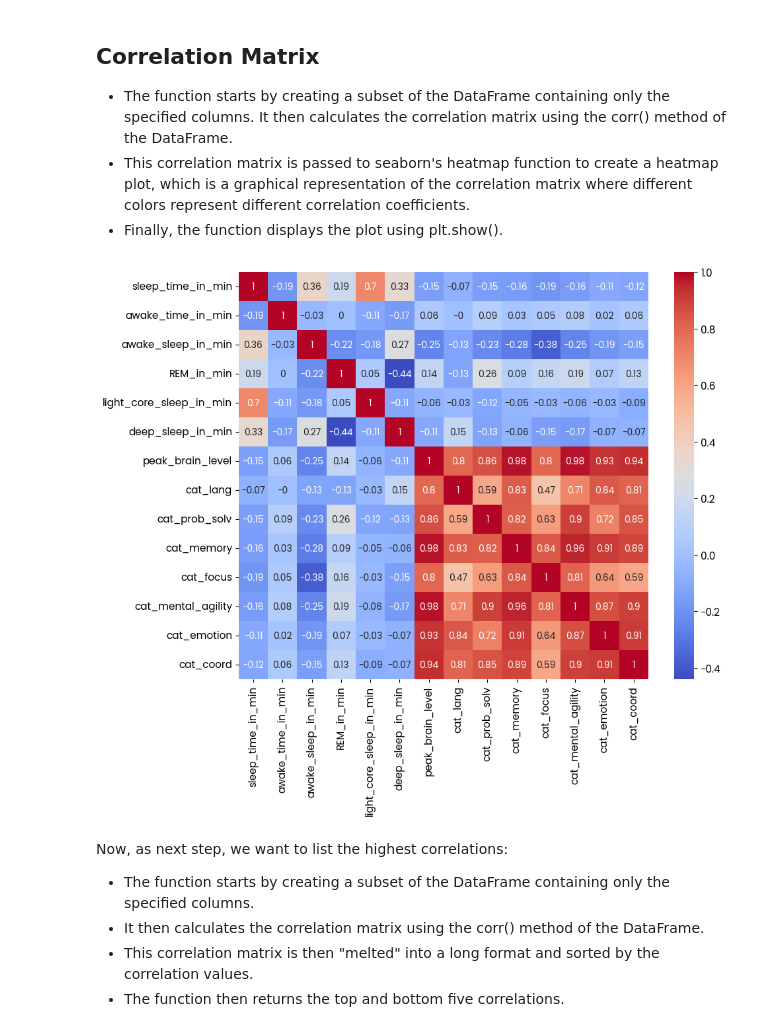
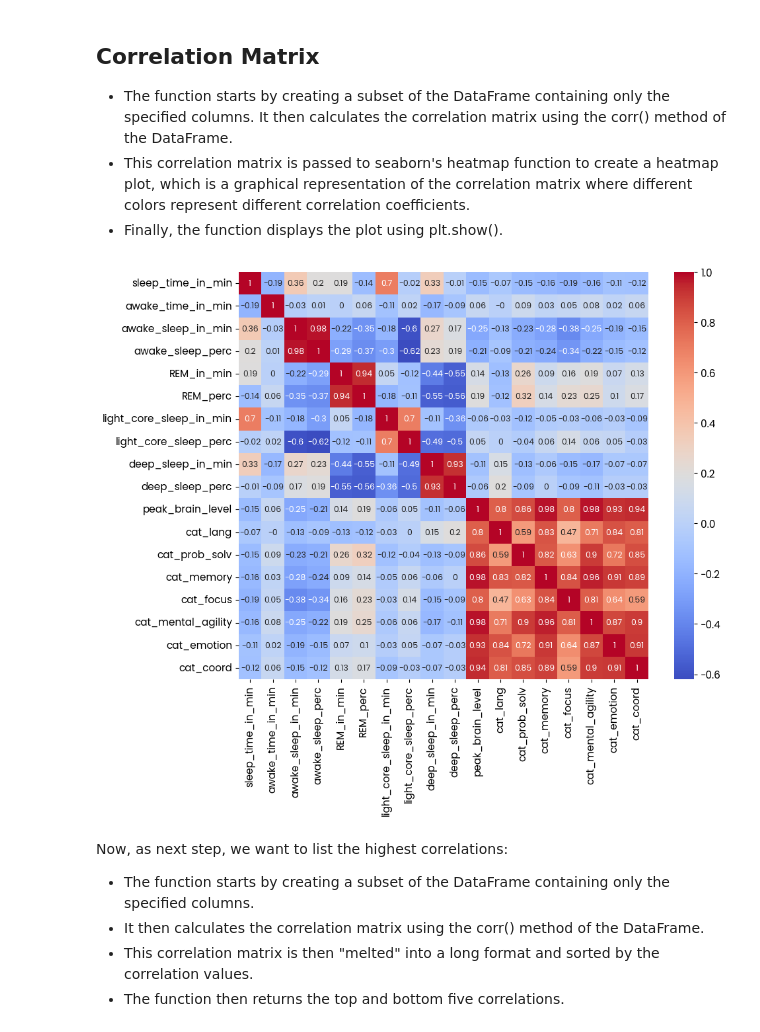
Before and after one commit to WGaitanidis/Grp5_Data_Analysis_Visualisation, a Jupyter notebook: Grp5_Data_Analysis_Sleep_Cognitive_Abilities.ipynb, the cells around one changed output. Saved outputs shown, nothing was run; the diff lists cells and outputs as text; code cells hidden in the pictures.

```diff
--- a/Grp5_Data_Analysis_Sleep_Cognitive_Abilities.ipynb
+++ b/Grp5_Data_Analysis_Sleep_Cognitive_Abilities.ipynb
@@ -179,0 +84,13 @@ plt.rcParams['axes.prop_cycle'] = plt.cycler(color=colors)
+# %%
+# List of variables that are in percentage format
+variables_perc = ['awake_sleep_perc', 'REM_perc', 'light_core_sleep_perc', 'deep_sleep_perc']
+
+# List of dataframes
+dfs = [df_ori_U1, df_ori_U2, df_ori_U3]
+
+# Iterate over the dataframes
+for df in dfs:
+    # Iterate over the percentage variables
+    for var in variables_perc:
+        # Remove the '%' character, convert the string to float, and divide by 100
+        df[var] = df[var].str.rstrip('%').astype('float') / 100
@@ -179,0 +101,17 @@ plt.rcParams['axes.prop_cycle'] = plt.cycler(color=colors)
+# %%
+# List of variables to calculate growth rates for
+variables_growth = ['peak_brain_level', 'cat_lang', 'cat_prob_solv', 'cat_memory', 'cat_focus',
+             'cat_mental_agility', 'cat_emotion', 'cat_coord']
+
+# List of dataframes
+dfs = [df_ori_U1, df_ori_U2, df_ori_U3]
+
+# Iterate over the dataframes
+for i, df in enumerate(dfs):
+    # Iterate over the variables
+    for var in variables_growth:
+        # Calculate the growth rate and add it as a new column
+        df[f'{var}_growth'] = df[var].pct_change()
+
+    # Update the dataframe in the list
+    dfs[i] = df
@@ -551,37 +552,45 @@ plot_sleep_time(df)
 # Importing necessary library
 import seaborn as sns
 
 def plot_corr_matrix(df):
     """
     This function creates a correlation matrix for a set of variables in the DataFrame.
     """
 
     # Selecting the required columns
-    selected_columns = ['sleep_time_in_min', 'awake_time_in_min', 'awake_sleep_in_min', 'REM_in_min',
-                        'light_core_sleep_in_min', 'deep_sleep_in_min', 'peak_brain_level', 'cat_lang',
+    selected_columns = ['sleep_time_in_min', 'awake_time_in_min', 'awake_sleep_in_min', 'awake_sleep_perc', 'REM_in_min', 'REM_perc',
+                        'light_core_sleep_in_min', 'light_core_sleep_perc', 'deep_sleep_in_min', 'deep_sleep_perc', 'peak_brain_level', 'cat_lang',
                         'cat_prob_solv', 'cat_memory', 'cat_focus', 'cat_mental_agility', 'cat_emotion', 'cat_coord']
 
     df_selected = df[selected_columns]
 
     # Calculating the correlation matrix
     corr_matrix = df_selected.corr()
 
     # Creating a larger plot
     plt.figure(figsize=(10, 8))
 
     # Calculating the correlation matrix and rounding to 2 decimal places
     corr_matrix_rounded = corr_matrix.round(2)
 
     # Creating a heatmap of the correlation matrix with larger annotation text
-    sns.heatmap(corr_matrix_rounded, annot=True, cmap='coolwarm', annot_kws={"size": 10})
+    sns.heatmap(corr_matrix_rounded, annot=True, cmap='coolwarm', annot_kws={"size": 9})
+
+    # Save the plot as a .png file with a transparent background
+    plt.savefig('/content/gdrive/My Drive/Grp5_Data_Analysis_Project/Grp5_Visualisation/heatmap_all_variables.png',
+                format='png',
+                dpi=300,
+                transparent=True,
+                bbox_inches='tight') # Make sure all labels fit in the saved figure
+
 
     # Displaying the plot
     plt.show()
 
 # Calling the function with the DataFrame
 plot_corr_matrix(df)
 # %% [output]
-[figure, old version]
+[figure, new version]
 # %% [markdown]
 Now, as next step, we want to list the highest correlations:
 * The function starts by creating a subset of the DataFrame containing only the specified columns.
```
Also changed, not shown: parts of 91 cells of this notebook.
